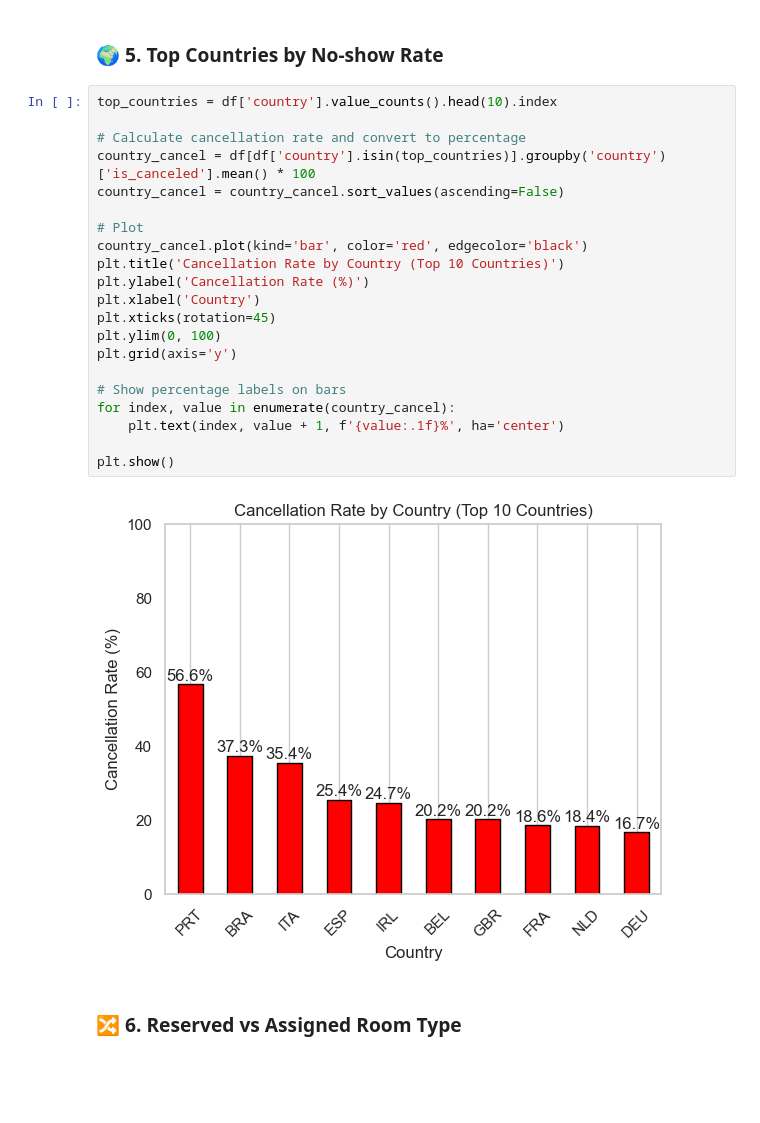
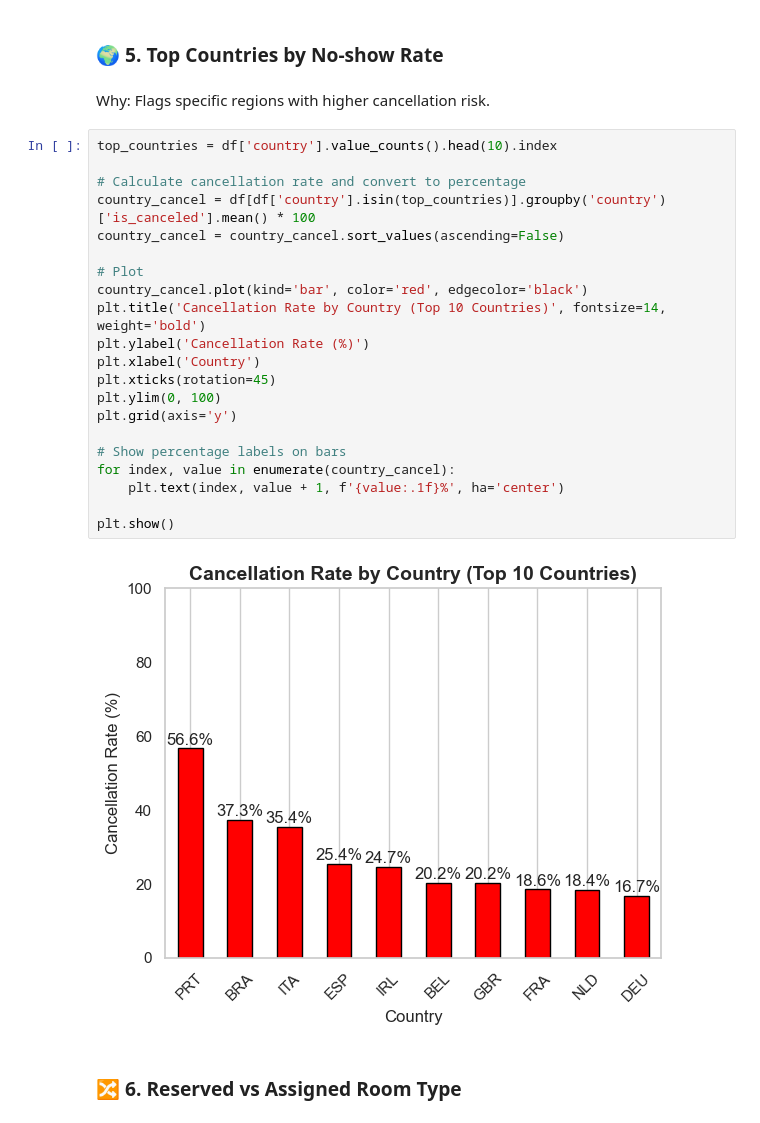
Before and after one commit to CharlesMalonRocha/Capstone-Group-Project, a Jupyter notebook: Overbooking solution.ipynb, the cells around one changed output. Cells and saved outputs as stored; diff of their text form; blank space fills up the shorter version.

Commit message:
More Plots

```diff
--- a/Overbooking solution.ipynb
+++ b/Overbooking solution.ipynb
@@ -224,27 +227,29 @@ plt.show()
 # %% [markdown]
 ### 🌍 5. Top Countries by No-show Rate
+# %% [markdown]
+Why: Flags specific regions with higher cancellation risk.
 # %%
 top_countries = df['country'].value_counts().head(10).index
 
 # Calculate cancellation rate and convert to percentage
 country_cancel = df[df['country'].isin(top_countries)].groupby('country')['is_canceled'].mean() * 100
 country_cancel = country_cancel.sort_values(ascending=False)
 
 # Plot
 country_cancel.plot(kind='bar', color='red', edgecolor='black')
-plt.title('Cancellation Rate by Country (Top 10 Countries)')
+plt.title('Cancellation Rate by Country (Top 10 Countries)', fontsize=14, weight='bold')
 plt.ylabel('Cancellation Rate (%)')
 plt.xlabel('Country')
 plt.xticks(rotation=45)
 plt.ylim(0, 100)
 plt.grid(axis='y')
 
 # Show percentage labels on bars
 for index, value in enumerate(country_cancel):
     plt.text(index, value + 1, f'{value:.1f}%', ha='center')
 
 plt.show()
 # %% [output]
-[figure, old version]
+[figure, new version]
 # %% [markdown]
 ### 🔀 6. Reserved vs Assigned Room Type
```
Also changed, not shown: parts of 29 cells of this notebook.
